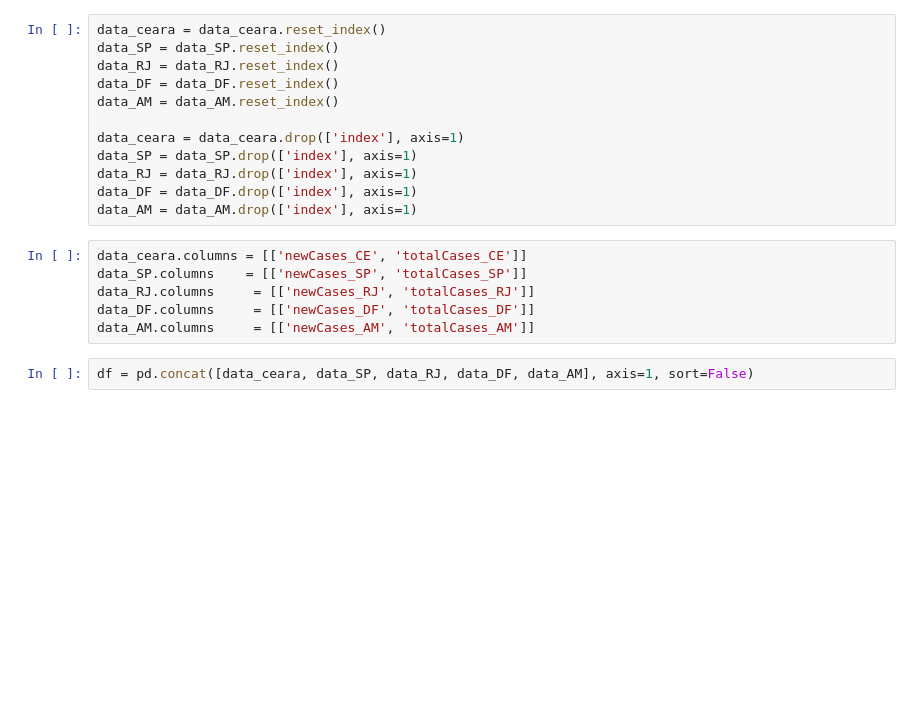
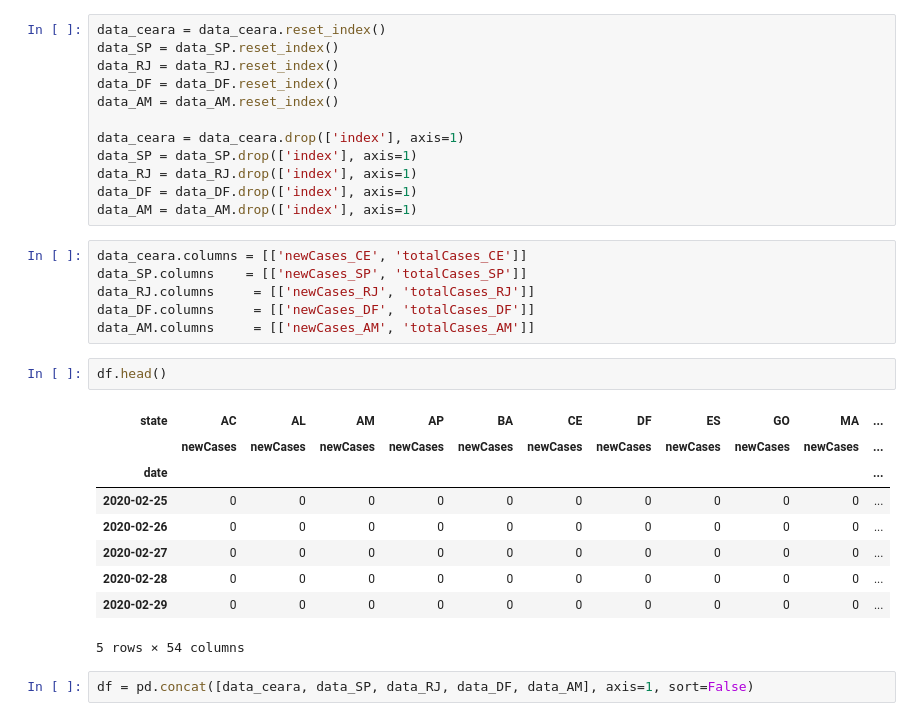
Before and after one commit to 3778/COVID-19, a Jupyter notebook: notebooks/Dados_Ceara.ipynb, the cells around one changed output. Cells and saved outputs as stored; diff of their text form; blank space fills up the shorter version.

```diff
--- a/notebooks/Dados_Ceara.ipynb
+++ b/notebooks/Dados_Ceara.ipynb
@@ -144,6 +144,18 @@ data_SP.columns    = [['newCases_SP', 'totalCases_SP']]
 data_RJ.columns     = [['newCases_RJ', 'totalCases_RJ']]
 data_DF.columns     = [['newCases_DF', 'totalCases_DF']]
 data_AM.columns     = [['newCases_AM', 'totalCases_AM']]
+# %%
+df.head()
+# %% [output]
+| state | AC | AL | AM | AP | BA | CE | DF | ES | GO | MA | ... |
+|  | newCases | newCases | newCases | newCases | newCases | newCases | newCases | newCases | newCases | newCases | ... |
+| date |  |  |  |  |  |  |  |  |  |  | ... |
+| 2020-02-25 | 0 | 0 | 0 | 0 | 0 | 0 | 0 | 0 | 0 | 0 | ... |
+| 2020-02-26 | 0 | 0 | 0 | 0 | 0 | 0 | 0 | 0 | 0 | 0 | ... |
+| 2020-02-27 | 0 | 0 | 0 | 0 | 0 | 0 | 0 | 0 | 0 | 0 | ... |
+| 2020-02-28 | 0 | 0 | 0 | 0 | 0 | 0 | 0 | 0 | 0 | 0 | ... |
+| 2020-02-29 | 0 | 0 | 0 | 0 | 0 | 0 | 0 | 0 | 0 | 0 | ... |
+5 rows × 54 columns
 # %%
 df = pd.concat([data_ceara, data_SP, data_RJ, data_DF, data_AM], axis=1, sort=False)
 # %%
```
Also changed, not shown: parts of 20 cells of this notebook.
